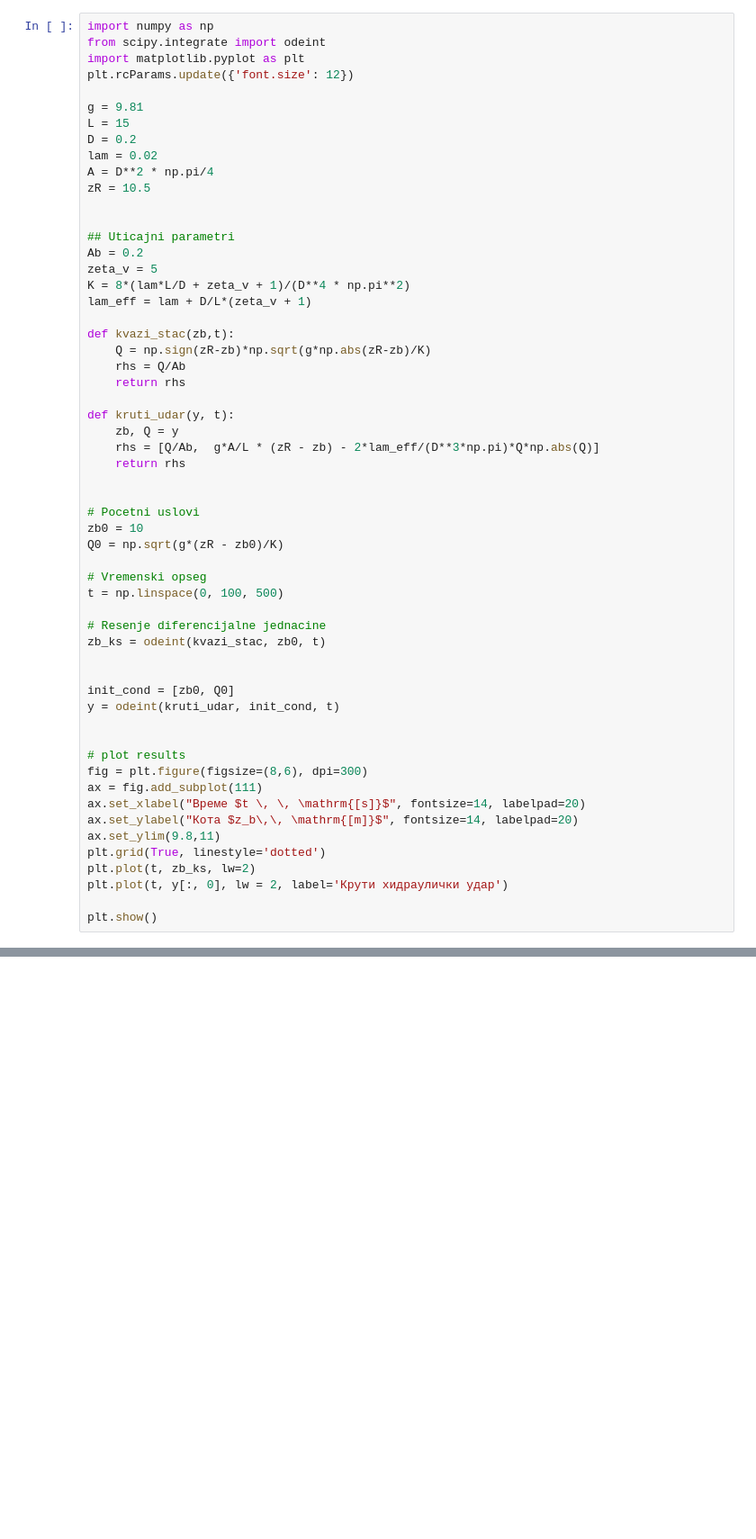
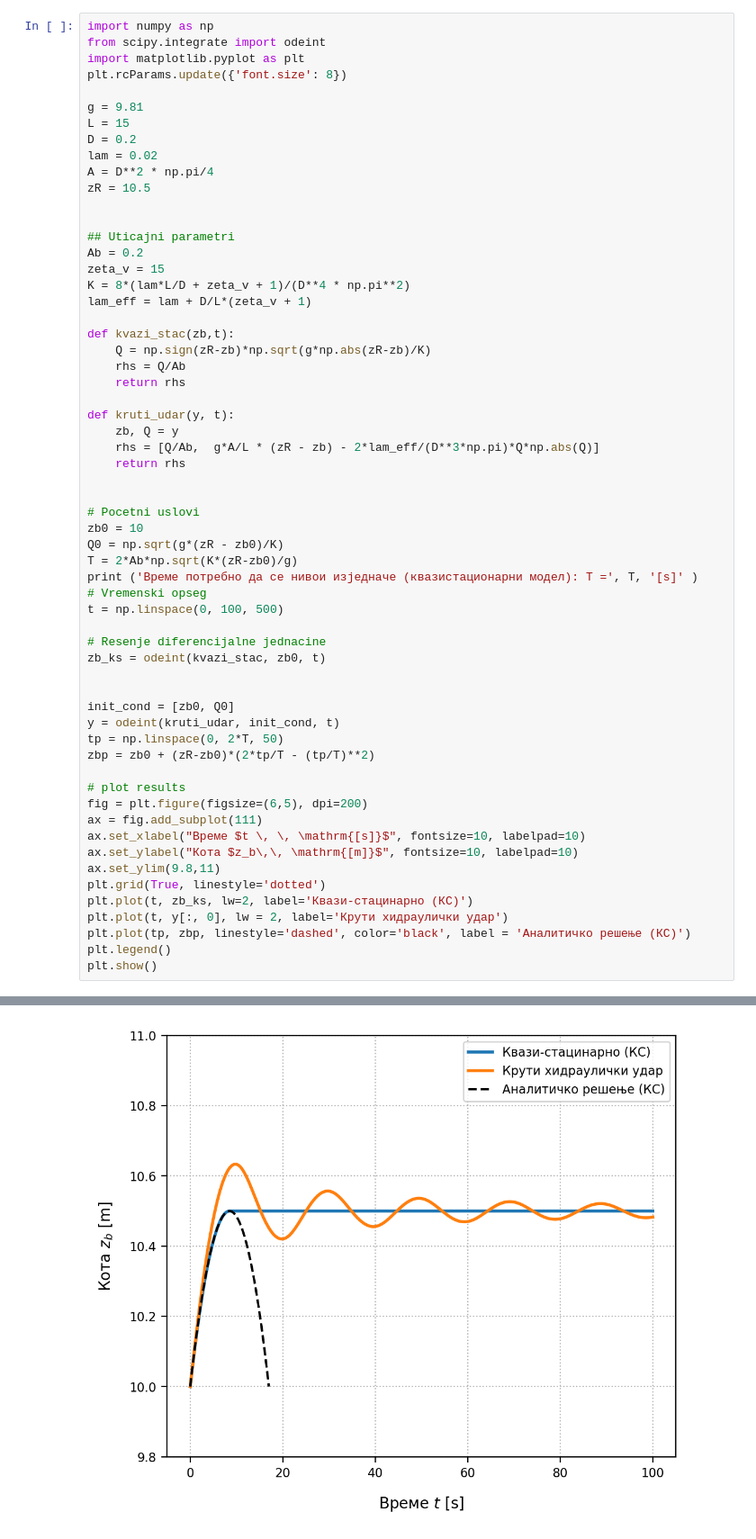
Before and after one commit to cocicar/Transport_cevima, a Jupyter notebook: Merni_bunar/merni_bunar.ipynb, the cells around one changed output, grey strips where cells are left out. Shown: that part at 90% size. Drawn from its saved outputs; the diff is of its cells as text; blank space fills up the shorter version.

```diff
--- a/Merni_bunar/merni_bunar.ipynb
+++ b/Merni_bunar/merni_bunar.ipynb
@@ -2,7 +2,7 @@
 import numpy as np
 from scipy.integrate import odeint
 import matplotlib.pyplot as plt
-plt.rcParams.update({'font.size': 12})
+plt.rcParams.update({'font.size': 8})
 
 g = 9.81
 L = 15
@@ -14,7 +14,7 @@ zR = 10.5
 
 ## Uticajni parametri
 Ab = 0.2
-zeta_v = 5
+zeta_v = 15
 K = 8*(lam*L/D + zeta_v + 1)/(D**4 * np.pi**2)
 lam_eff = lam + D/L*(zeta_v + 1)
 
@@ -32,7 +32,8 @@ def kruti_udar(y, t):
 # Pocetni uslovi
 zb0 = 10
 Q0 = np.sqrt(g*(zR - zb0)/K)
-
+T = 2*Ab*np.sqrt(K*(zR-zb0)/g)
+print ('Време потребно да се нивои изједначе (квазистационарни модел): Т =', T, '[s]' )
 # Vremenski opseg
 t = np.linspace(0, 100, 500)
 
@@ -42,16 +43,19 @@ zb_ks = odeint(kvazi_stac, zb0, t)
 
 init_cond = [zb0, Q0]
 y = odeint(kruti_udar, init_cond, t)
-
+tp = np.linspace(0, 2*T, 50)
+zbp = zb0 + (zR-zb0)*(2*tp/T - (tp/T)**2)
 
 # plot results
-fig = plt.figure(figsize=(8,6), dpi=300)
+fig = plt.figure(figsize=(6,5), dpi=200)
 ax = fig.add_subplot(111)
-ax.set_xlabel("Време $t \, \, \mathrm{[s]}$", fontsize=14, labelpad=20)
-ax.set_ylabel("Кота $z_b\,\, \mathrm{[m]}$", fontsize=14, labelpad=20)
+ax.set_xlabel("Време $t \, \, \mathrm{[s]}$", fontsize=10, labelpad=10)
+ax.set_ylabel("Кота $z_b\,\, \mathrm{[m]}$", fontsize=10, labelpad=10)
 ax.set_ylim(9.8,11)
 plt.grid(True, linestyle='dotted')
-plt.plot(t, zb_ks, lw=2)
+plt.plot(t, zb_ks, lw=2, label='Квази-стацинарно (КС)')
 plt.plot(t, y[:, 0], lw = 2, label='Крути хидраулички удар')
-
+plt.plot(tp, zbp, linestyle='dashed', color='black', label = 'Аналитичко решење (КС)')
+plt.legend()
 plt.show()
+# %% [output]
@@ -57,0 +63 @@ plt.show()
+[figure, added]
```
Also changed, not shown: parts of 1 cell of this notebook.
